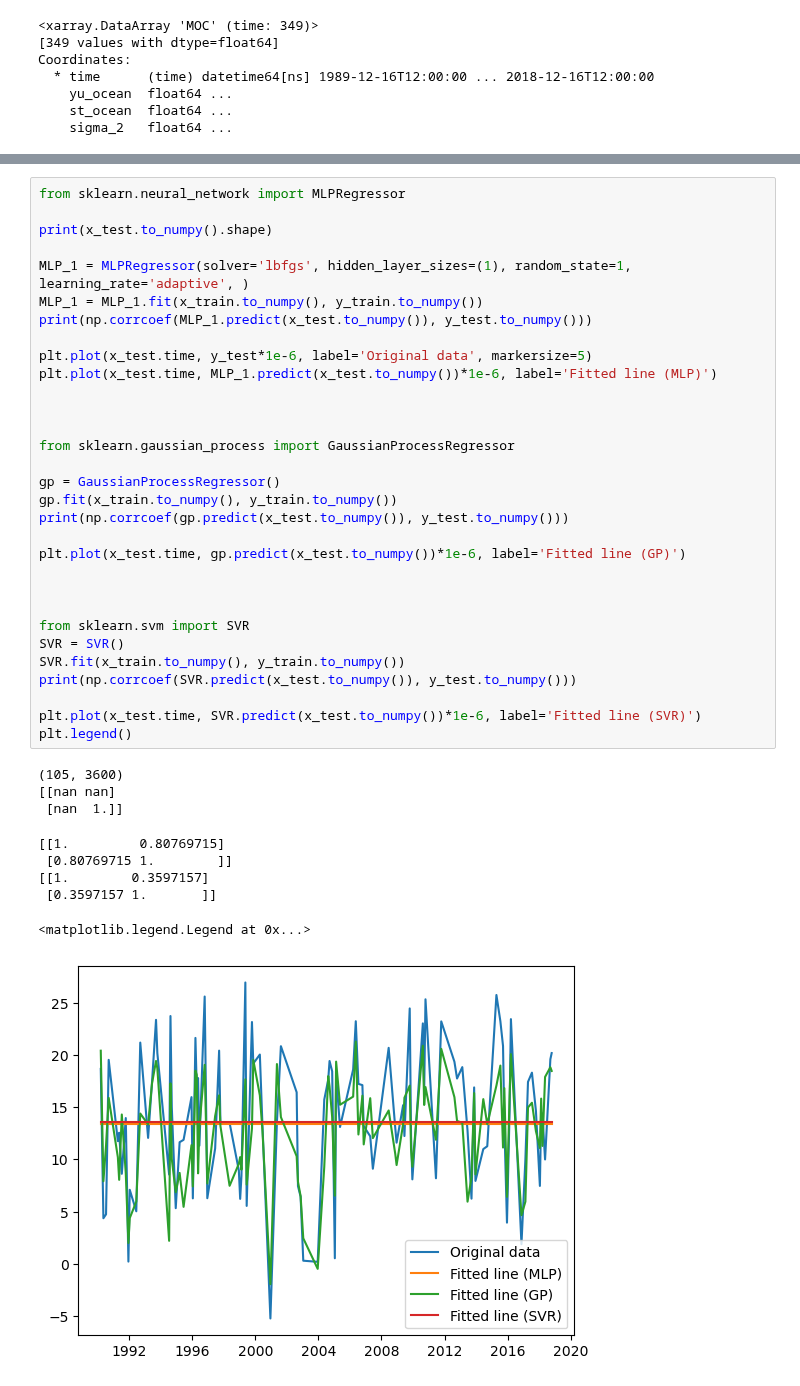
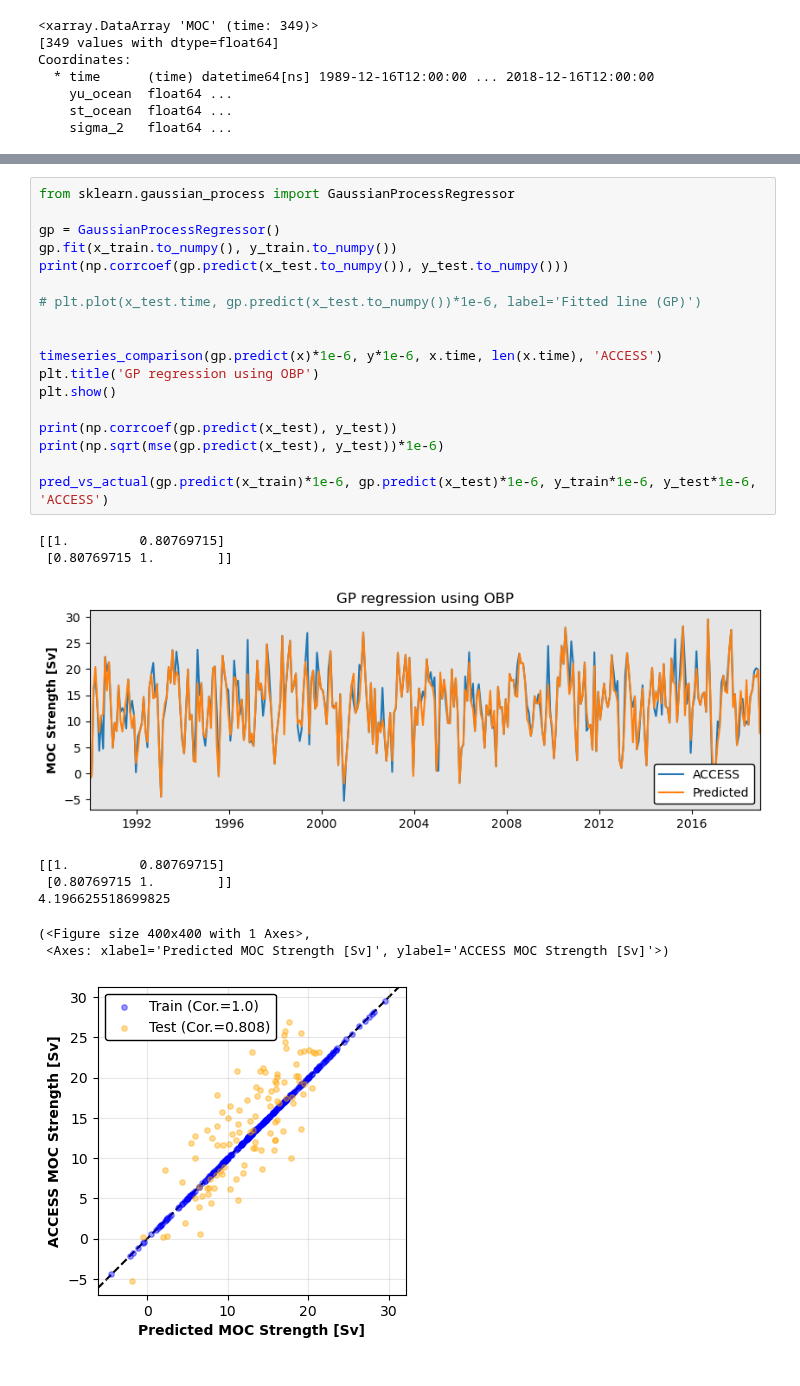
Before and after one commit to ai4er-cdt/OTP, a Jupyter notebook: ACCESS/models.ipynb, the cells around one changed output, grey strips where cells are left out. Cells and saved outputs as stored; diff of their text form.

```diff
--- a/ACCESS/models.ipynb
+++ b/ACCESS/models.ipynb
@@ -73,41 +87,28 @@ plt.plot(y_test*1e-6, y_test*1e-6, '--')
-# %%
-from sklearn.neural_network import MLPRegressor
-
-print(x_test.to_numpy().shape)
-
-MLP_1 = MLPRegressor(solver='lbfgs', hidden_layer_sizes=(1), random_state=1, learning_rate='adaptive', )
-MLP_1 = MLP_1.fit(x_train.to_numpy(), y_train.to_numpy())
-print(np.corrcoef(MLP_1.predict(x_test.to_numpy()), y_test.to_numpy()))
-
-plt.plot(x_test.time, y_test*1e-6, label='Original data', markersize=5)
-plt.plot(x_test.time, MLP_1.predict(x_test.to_numpy())*1e-6, label='Fitted line (MLP)')
-
-
-
-from sklearn.gaussian_process import GaussianProcessRegressor
-
-gp = GaussianProcessRegressor()
-gp.fit(x_train.to_numpy(), y_train.to_numpy())
-print(np.corrcoef(gp.predict(x_test.to_numpy()), y_test.to_numpy()))
-
-plt.plot(x_test.time, gp.predict(x_test.to_numpy())*1e-6, label='Fitted line (GP)')
-
-
-
-from sklearn.svm import SVR
-SVR = SVR()
-SVR.fit(x_train.to_numpy(), y_train.to_numpy())
-print(np.corrcoef(SVR.predict(x_test.to_numpy()), y_test.to_numpy()))
-
-plt.plot(x_test.time, SVR.predict(x_test.to_numpy())*1e-6, label='Fitted line (SVR)')
-plt.legend()
-# %% [output]
-(105, 3600)
-[[nan nan]
- [nan  1.]]
-[[1.         0.80769715]
- [0.80769715 1.        ]]
-[[1.        0.3597157]
- [0.3597157 1.       ]]
-<matplotlib.legend.Legend at 0x...>
-[figure, removed]
+# %%
+from sklearn.gaussian_process import GaussianProcessRegressor
+
+gp = GaussianProcessRegressor()
+gp.fit(x_train.to_numpy(), y_train.to_numpy())
+print(np.corrcoef(gp.predict(x_test.to_numpy()), y_test.to_numpy()))
+
+# plt.plot(x_test.time, gp.predict(x_test.to_numpy())*1e-6, label='Fitted line (GP)')
+
+
+timeseries_comparison(gp.predict(x)*1e-6, y*1e-6, x.time, len(x.time), 'ACCESS')
+plt.title('GP regression using OBP')
+plt.show()
+
+print(np.corrcoef(gp.predict(x_test), y_test))
+print(np.sqrt(mse(gp.predict(x_test), y_test))*1e-6)
+
+pred_vs_actual(gp.predict(x_train)*1e-6, gp.predict(x_test)*1e-6, y_train*1e-6, y_test*1e-6, 'ACCESS')
+# %% [output]
+[[1.         0.80769715]
+ [0.80769715 1.        ]]
+[figure, added]
+[[1.         0.80769715]
+ [0.80769715 1.        ]]
+4.196625518699825
+(<Figure size 400x400 with 1 Axes>,
+ <Axes: xlabel='Predicted MOC Strength [Sv]', ylabel='ACCESS MOC Strength [Sv]'>)
+[figure, added]
```
Also changed, not shown: parts of 9 cells of this notebook, 22 other files.
